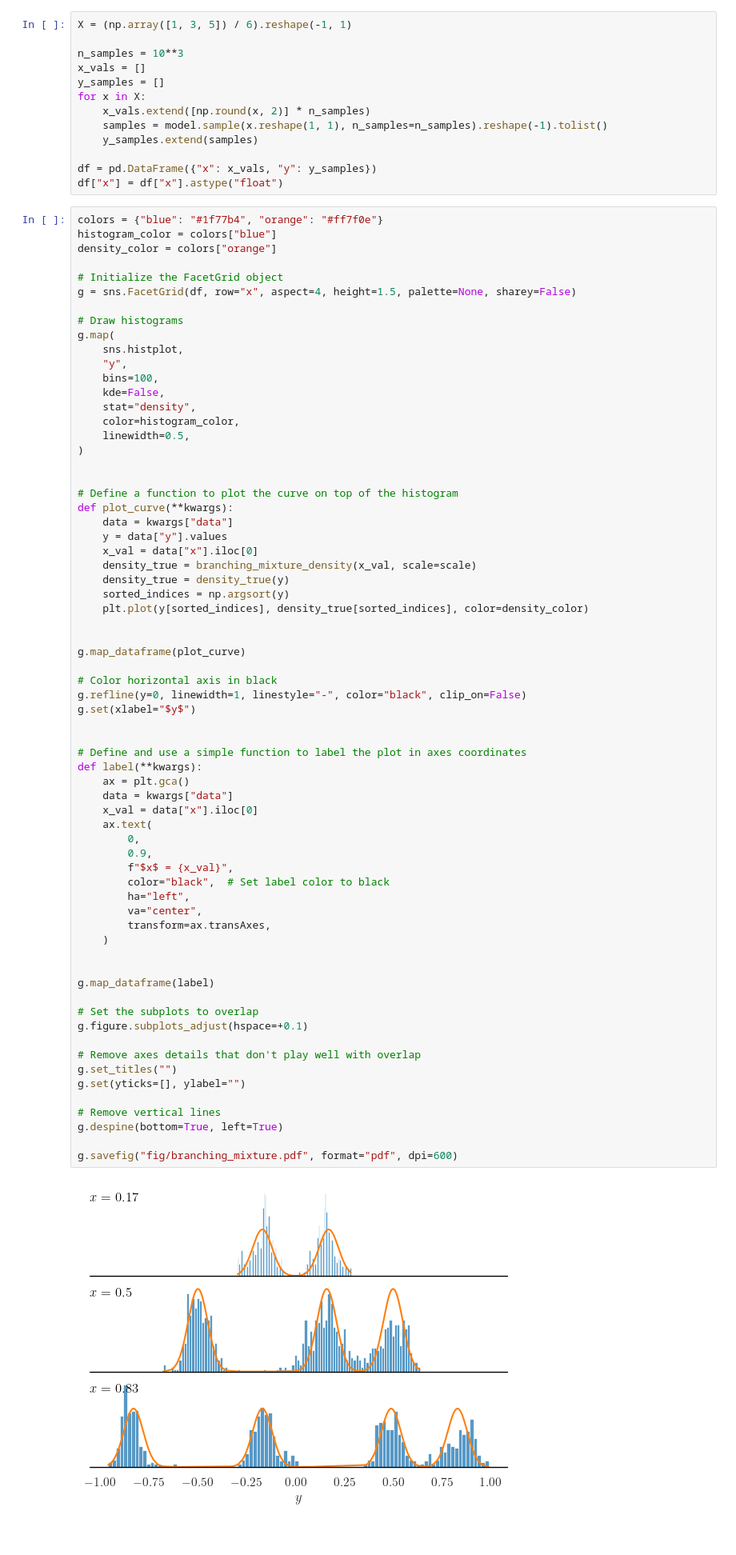
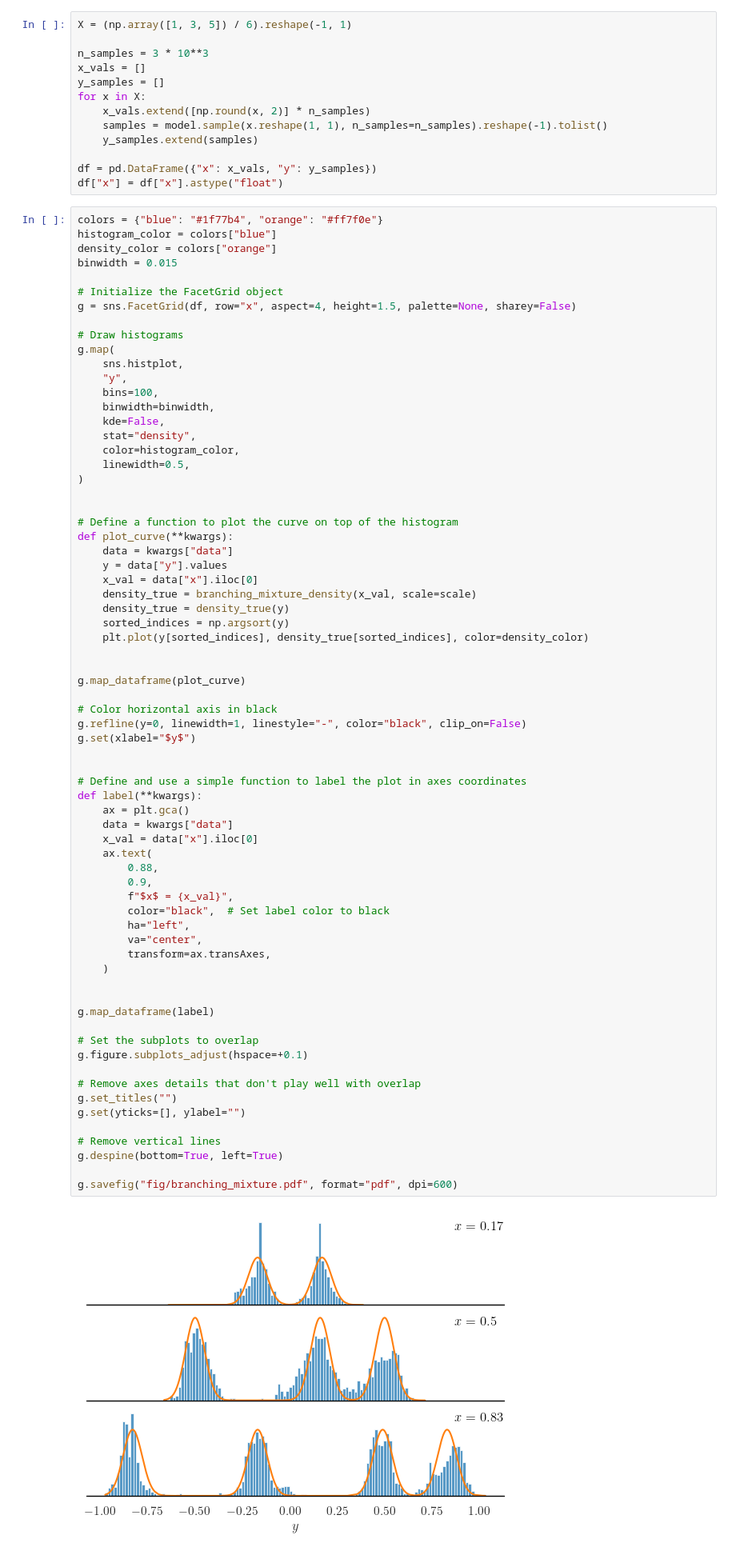
Before and after one commit to blei-lab/treeffuser, a Jupyter notebook: testbed/notebooks/paper_notebooks/multimodality/main_branching_mixture.ipynb, the cells around one changed output. Shown at 80% size. Saved outputs shown, nothing was run; the diff lists cells and outputs as text.

```diff
--- a/testbed/notebooks/paper_notebooks/multimodality/main_branching_mixture.ipynb
+++ b/testbed/notebooks/paper_notebooks/multimodality/main_branching_mixture.ipynb
@@ -70,7 +70,7 @@ mpl.rcParams.update(
 # %%
 X = (np.array([1, 3, 5]) / 6).reshape(-1, 1)
 
-n_samples = 10**3
+n_samples = 3 * 10**3
 x_vals = []
 y_samples = []
 for x in X:
@@ -84,6 +84,7 @@ df["x"] = df["x"].astype("float")
 colors = {"blue": "#1f77b4", "orange": "#ff7f0e"}
 histogram_color = colors["blue"]
 density_color = colors["orange"]
+binwidth = 0.015
 
 # Initialize the FacetGrid object
 g = sns.FacetGrid(df, row="x", aspect=4, height=1.5, palette=None, sharey=False)
@@ -93,6 +94,7 @@ g.map(
     sns.histplot,
     "y",
     bins=100,
+    binwidth=binwidth,
     kde=False,
     stat="density",
     color=histogram_color,
@@ -120,32 +122,32 @@ g.set(xlabel="$y$")
 
 # Define and use a simple function to label the plot in axes coordinates
 def label(**kwargs):
     ax = plt.gca()
     data = kwargs["data"]
     x_val = data["x"].iloc[0]
     ax.text(
-        0,
+        0.88,
         0.9,
         f"$x$ = {x_val}",
         color="black",  # Set label color to black
         ha="left",
         va="center",
         transform=ax.transAxes,
     )
 
 
 g.map_dataframe(label)
 
 # Set the subplots to overlap
 g.figure.subplots_adjust(hspace=+0.1)
 
 # Remove axes details that don't play well with overlap
 g.set_titles("")
 g.set(yticks=[], ylabel="")
 
 # Remove vertical lines
 g.despine(bottom=True, left=True)
 
 g.savefig("fig/branching_mixture.pdf", format="pdf", dpi=600)
 # %% [output]
-[figure, old version]
+[figure, new version]
```
Also changed, not shown: parts of 1 cell of this notebook, 1 other file.
